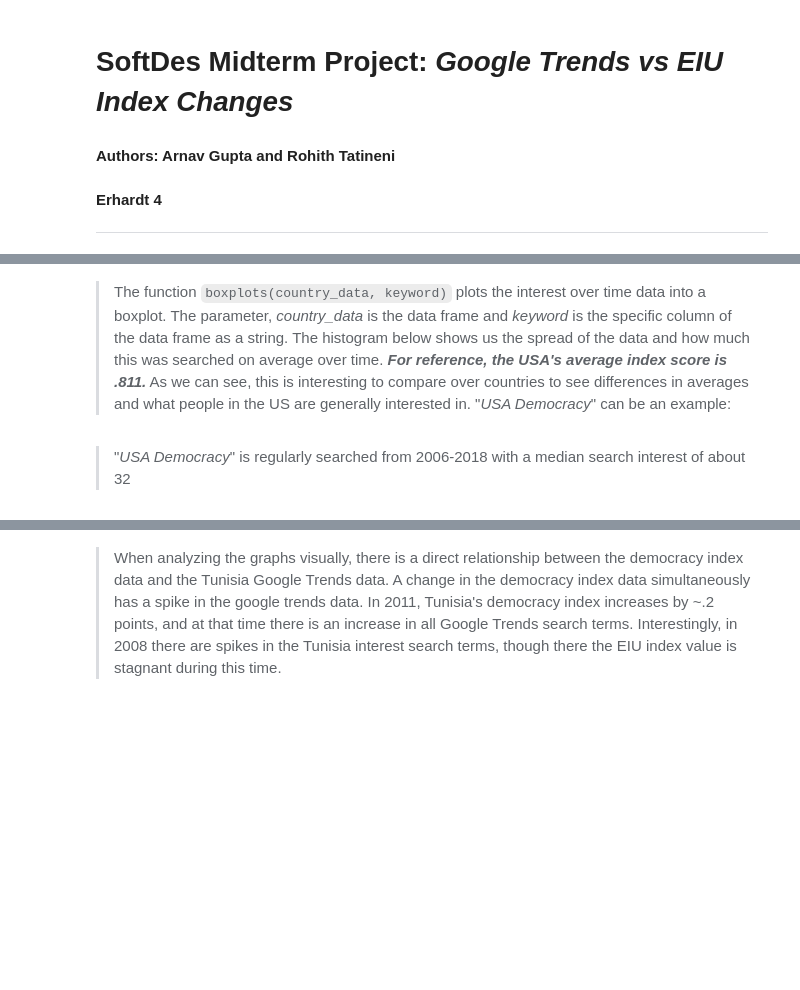
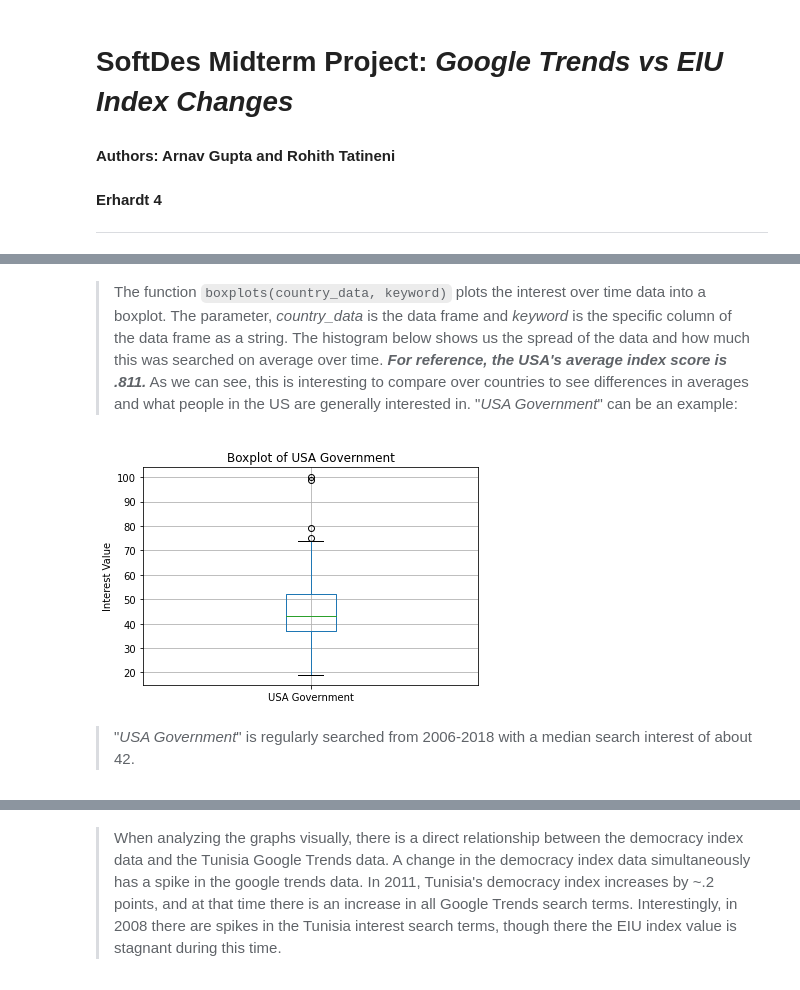
Before and after one commit to olincollege/midterm-project-Erhardt4, a Jupyter notebook: computational_essay.ipynb, the cells around one changed output, grey strips where cells are left out. Cells and saved outputs as stored; diff of their text form; code cells hidden in the pictures; blank space fills up the shorter version.

```diff
--- a/computational_essay.ipynb
+++ b/computational_essay.ipynb
@@ -123,8 +95,10 @@ gapminder_data_manipulation.plot_histogram_all_data()
 # %% [markdown]
-> The function `boxplots(country_data, keyword)` plots the interest over time data into a boxplot. The parameter, *country_data* is the data frame and *keyword* is the specific column of the data frame as a string. The histogram below shows us the spread of the data and how much this was searched on average over time. ***For reference, the USA's average index score is .811.*** As we can see, this is interesting to compare over countries to see differences in averages and what people in the US are generally interested in. "*USA Democracy*" can be an example:
+> The function `boxplots(country_data, keyword)` plots the interest over time data into a boxplot. The parameter, *country_data* is the data frame and *keyword* is the specific column of the data frame as a string. The histogram below shows us the spread of the data and how much this was searched on average over time. ***For reference, the USA's average index score is .811.*** As we can see, this is interesting to compare over countries to see differences in averages and what people in the US are generally interested in. "*USA Government*" can be an example:
 # %%
-kw_list_usa = ["USA Democracy"]
+kw_list_usa = ["USA Government"]
 usa_data = plot_country.country_data_pytrend(kw_list_usa)
 plot_country.boxplots(usa_data, kw_list_usa[0])
+# %% [output]
+[figure, added]
 # %% [markdown]
-> "*USA Democracy*" is regularly searched from 2006-2018 with a median search interest of about 32
+> "*USA Government*" is regularly searched from 2006-2018 with a median search interest of about 42.
```
Also changed, not shown: parts of 13 cells of this notebook, 2 other files.
